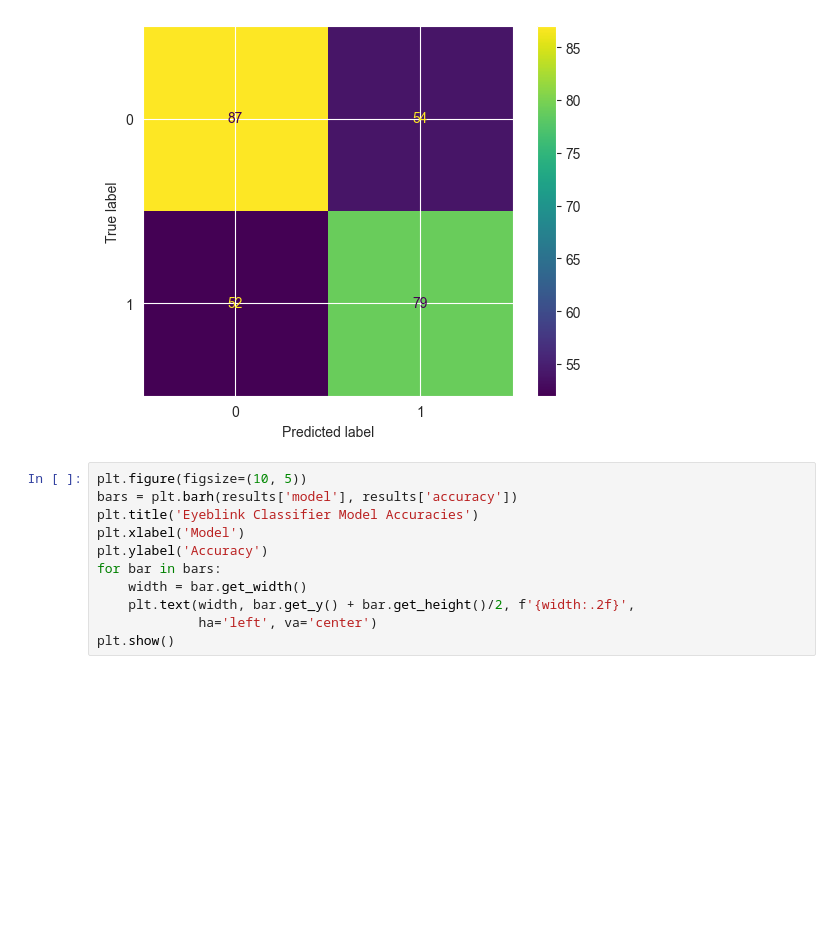
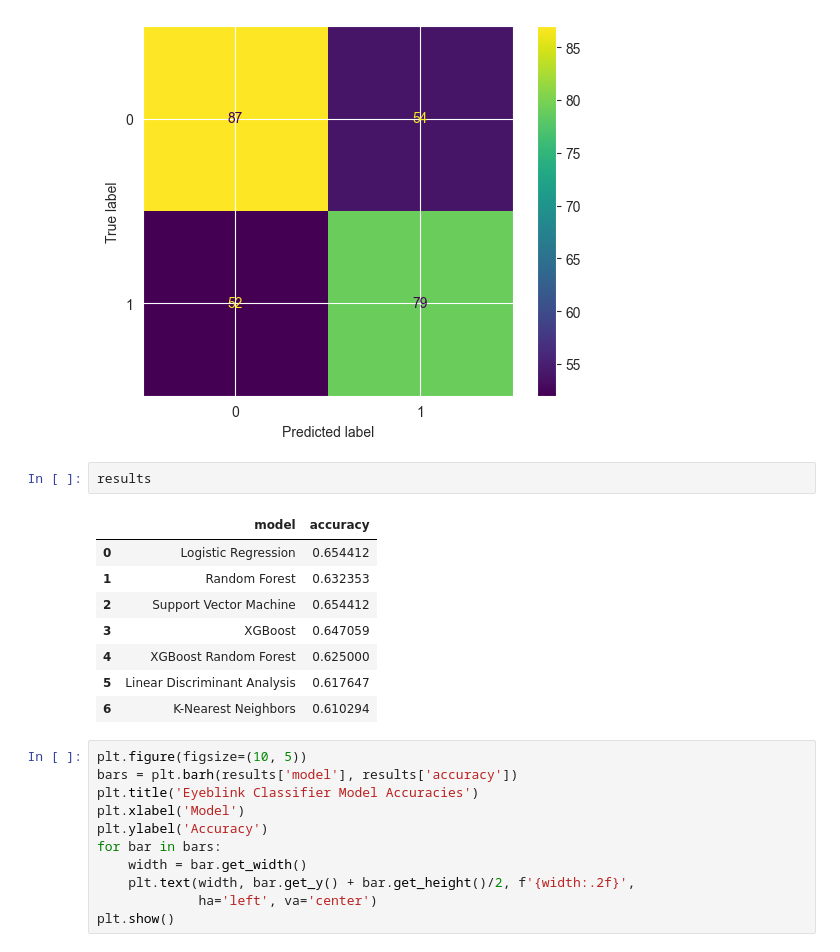
Before and after one commit to edwinsanjaya/bci-finalproject, a Jupyter notebook: gnan-non-neural.ipynb, the cells around one changed output. Cells and saved outputs as stored; diff of their text form; blank space fills up the shorter version.

```diff
--- a/gnan-non-neural.ipynb
+++ b/gnan-non-neural.ipynb
@@ -291,6 +291,17 @@ weighted avg       0.79      0.78      0.79       632
    macro avg       0.61      0.61      0.61       272
 weighted avg       0.61      0.61      0.61       272
 [figure]
+# %%
+results
+# %% [output]
+|  | model | accuracy |
+| 0 | Logistic Regression | 0.654412 |
+| 1 | Random Forest | 0.632353 |
+| 2 | Support Vector Machine | 0.654412 |
+| 3 | XGBoost | 0.647059 |
+| 4 | XGBoost Random Forest | 0.625000 |
+| 5 | Linear Discriminant Analysis | 0.617647 |
+| 6 | K-Nearest Neighbors | 0.610294 |
 # %%
 plt.figure(figsize=(10, 5))
 bars = plt.barh(results['model'], results['accuracy'])
```
Also changed, not shown: 2 other files.
